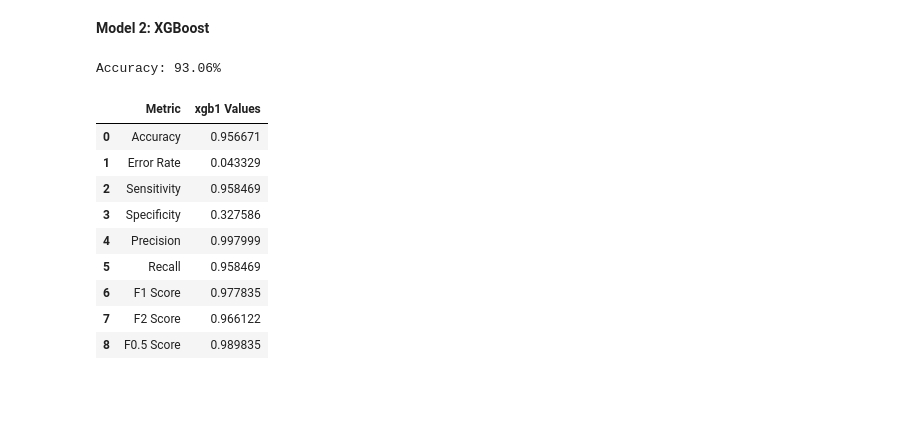
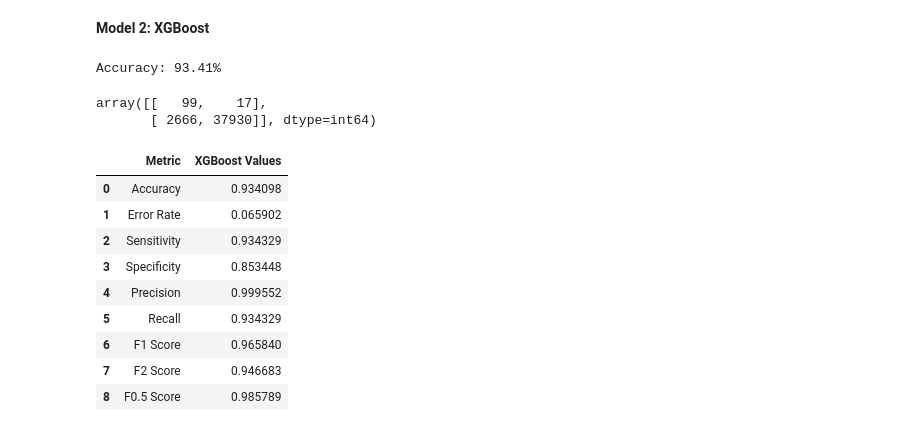
Before and after one commit to renaqd/team7-ADS502, a Jupyter notebook: team7-Classification.ipynb, the cells around one changed output. Saved outputs shown, nothing was run; the diff lists cells and outputs as text; code cells hidden in the pictures; blank space fills up the shorter version.

```diff
--- a/team7-Classification.ipynb
+++ b/team7-Classification.ipynb
@@ -331,14 +375,8 @@ Another way to validate the logistic regression model is to evaluate the ROC cur
 # %%
-logreg02 = LogisticRegression()
-logreg02.fit(X_train, y_train)
-y_pred_proba = logreg02.predict_proba(X_test)[:, 1]
-fpr, tpr, _ = metrics.roc_curve(y_test,  y_pred_proba)
-auc = metrics.roc_auc_score(y_test, y_pred_proba)
+logreg01 = LogisticRegression()
+logreg01.fit(X_train, y_train)
+logreg01_preds = logreg01.predict(X_test)
 
-plt.plot(fpr, tpr,label="AUC="+str(auc))
-plt.title('ROC curve for Logistic Regression Model')
-plt.ylabel('True Positive Rate')
-plt.xlabel('False Positive Rate')
-plt.legend(loc=4)
-plt.show()
+logreg01_cm =confusion_matrix(y_test, logreg01_preds)
+logreg01_cm
 # %% [output]
@@ -357,24 +413,29 @@ xgb_preds = xgb_model.predict(X_test)
 accuracy = accuracy_score(y_test, xgb_preds)
 print("Accuracy: %.2f%%" % (accuracy * 100.0))
 # %% [output]
-Accuracy: 93.06%
+Accuracy: 93.41%
+# %%
+xgb_cm =confusion_matrix(y_test, xgb_preds)
+xgb_cm
+# %% [output]
+array([[   99,    17],
+       [ 2666, 37930]], dtype=int64)
 # %%
-xgb_cm =confusion_matrix(y_test, xgb_preds)
-TN = nb_cm[0][0]
-FP = nb_cm[0][1]
-FN = nb_cm[1][0]
-TP = nb_cm[1][1]
+TN = xgb_cm[0][0]
+FP = xgb_cm[0][1]
+FN = xgb_cm[1][0]
+TP = xgb_cm[1][1]
 
-xgb_metrics = calculate_metrics("xgb1", TN, FP, FN, TP)
+xgb_metrics = calculate_metrics("XGBoost", TN, FP, FN, TP)
 xgb_metrics
 # %% [output]
-|  | Metric | xgb1 Values |
-| 0 | Accuracy | 0.956671 |
-| 1 | Error Rate | 0.043329 |
-| 2 | Sensitivity | 0.958469 |
-| 3 | Specificity | 0.327586 |
-| 4 | Precision | 0.997999 |
-| 5 | Recall | 0.958469 |
-| 6 | F1 Score | 0.977835 |
-| 7 | F2 Score | 0.966122 |
-| 8 | F0.5 Score | 0.989835 |
+|  | Metric | XGBoost Values |
+| 0 | Accuracy | 0.934098 |
+| 1 | Error Rate | 0.065902 |
+| 2 | Sensitivity | 0.934329 |
+| 3 | Specificity | 0.853448 |
+| 4 | Precision | 0.999552 |
+| 5 | Recall | 0.934329 |
+| 6 | F1 Score | 0.965840 |
+| 7 | F2 Score | 0.946683 |
+| 8 | F0.5 Score | 0.985789 |
```
Also changed, not shown: parts of 21 cells of this notebook.
